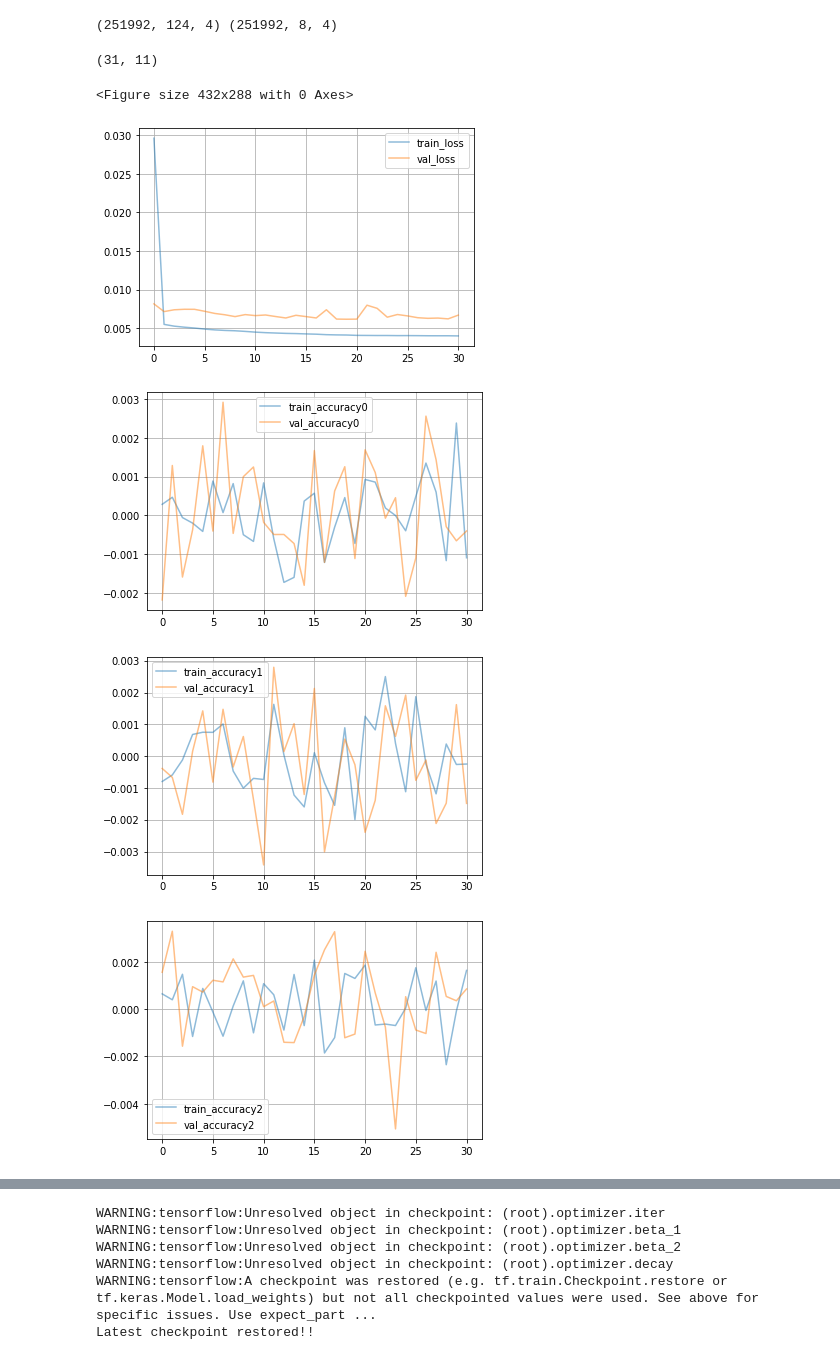
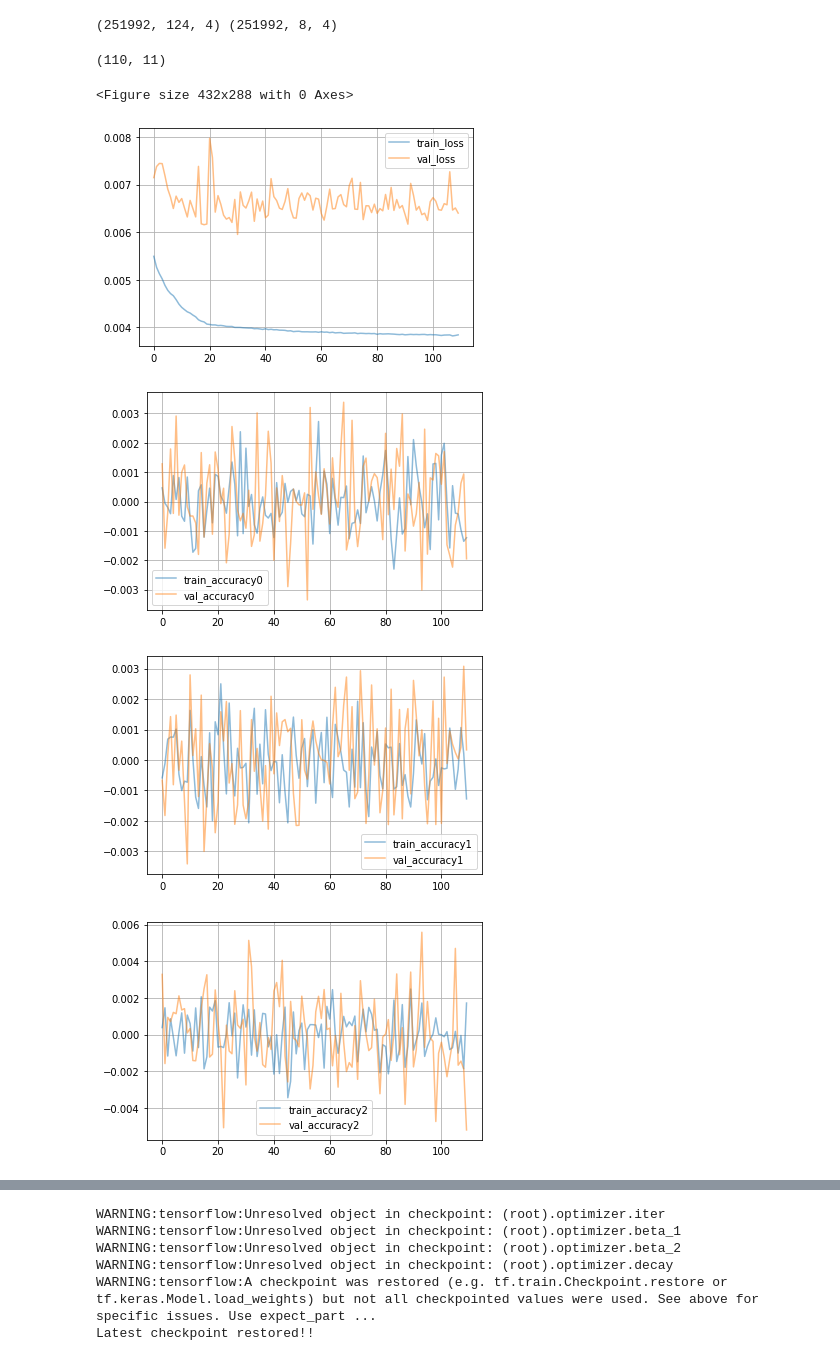
Before and after one commit to pangyuteng/public-misc, a Jupyter notebook: finance/ml/eval.ipynb, the cells around one changed output, grey strips where cells are left out. Cells and saved outputs as stored; diff of their text form; code cells hidden in the pictures.

```diff
--- a/finance/ml/eval.ipynb
+++ b/finance/ml/eval.ipynb
@@ -143,28 +143,28 @@ print(X_test.shape,y_test.shape)
 # %%
 with open('history.yml','r') as f:
     history = yaml.unsafe_load(f.read())
 
-df = pd.DataFrame(history)
+df = pd.DataFrame(history[1:])
 print(df.shape)
 plt.figure(0)
 df[['train_loss','val_loss']].plot(alpha=0.5)
 plt.grid(True)
 plt.figure(1)
 df[['train_accuracy0','val_accuracy0']].plot(alpha=0.5)
 plt.grid(True)
 plt.figure(2)
 df[['train_accuracy1','val_accuracy1']].plot(alpha=0.5)
 plt.grid(True)
 plt.figure(3)
 df[['train_accuracy2','val_accuracy2']].plot(alpha=0.5)
 plt.grid(True)
 plt.figure(4)
 df[['train_accuracy3','val_accuracy3']].plot(alpha=0.5)
 plt.grid(True)
 # %% [output]
-(31, 11)
+(110, 11)
 <Figure size 432x288 with 0 Axes>
-[figure, old version]
+[figure, new version]
-[figure, old version]
+[figure, new version]
-[figure, old version]
+[figure, new version]
-[figure, old version]
+[figure, new version]
```
Also changed, not shown: parts of 2 cells of this notebook, 1 other file.
